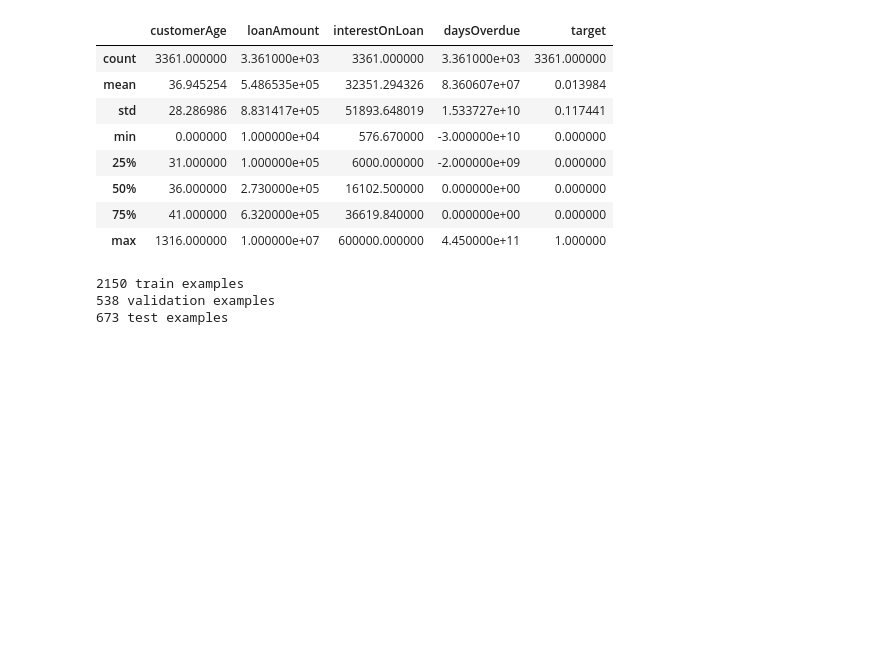
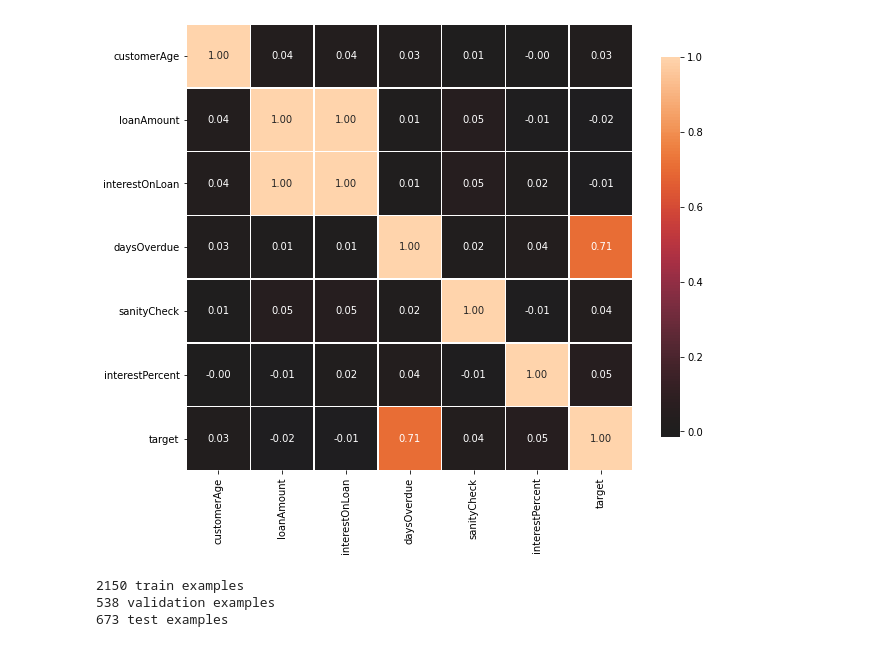
Before and after one commit to zcoriarty/Loan-Default-Prediction, a Jupyter notebook: loan_default_nn.ipynb, the cells around one changed output. Drawn from its saved outputs; the diff is of its cells as text; code cells hidden in the pictures; blank space fills up the shorter version.

Commit message:
further data analysis for feature selection

```diff
--- a/loan_default_nn.ipynb
+++ b/loan_default_nn.ipynb
@@ -18,7 +23,7 @@ model_data = df[df.columns]
 model_data[['repaymentDate', 'loanRepaidDate', 'loanCreatedAt']] = model_data[['repaymentDate', 'loanRepaidDate', 'loanCreatedAt']].apply(pd.to_datetime)
 
 # create column for the number of days it took to repay the loan
-model_data['paybackDuration'] = model_data["loanRepaidDate"] - model_data["loanCreatedAt"]
+model_data['paybackDuration'] = (model_data["loanRepaidDate"] - model_data["loanCreatedAt"]).dt.days
 
 # create col for the number of days it was overdue (negative numbers means it was paid on time)
 model_data['daysOverdue'] = (model_data['repaymentDate'] - model_data["loanRepaidDate"]) * -1
@@ -26,11 +31,16 @@ model_data['daysOverdue'] = (model_data['repaymentDate'] - model_data["loanRepai
 # fix NaN values
 model_data[['paybackDuration', 'daysOverdue']] = model_data[['paybackDuration', 'daysOverdue']].fillna(pd.Timedelta(days=0))
 
-# convert to int64 for label condition
-model_data['daysOverdue'] = (model_data['daysOverdue'].astype('int64') / 86400)
+# check to make sure im not crazy and some loan creation dates are before the repayment date
+model_data['sanityCheck'] = (model_data['loanCreatedAt'] - model_data["repaymentDate"])
+
+model_data['interestPercent'] = (model_data['interestOnLoan'] / model_data['loanAmount']) * 100
 
 # create labels for supervised learning, >14 days overdue is a default(NOT DEFAULT: 0, DEFAULT: 1)
-model_data.loc[model_data['daysOverdue'] < 1.400000e+10	, 'target'] = 0
-model_data.loc[model_data['daysOverdue'] >= 1.400000e+10	, 'target'] = 1
+model_data.loc[model_data['daysOverdue'] < timedelta(14), 'target'] = 0
+model_data.loc[model_data['daysOverdue'] >= timedelta(14), 'target'] = 1
 
-model_data
+model_data['daysOverdue'] = (model_data['daysOverdue'].dt.days).astype(float)
+model_data['sanityCheck'] = (model_data['sanityCheck'].dt.days).astype(float)
+
+model_data.head()
@@ -37,18 +54,29 @@ model_data
 # %%
 # features to use in the nn
-quant_features = ['customerAge', 'loanAmount', 'interestOnLoan', 'daysOverdue']
+quant_features = ['customerAge', 'loanAmount', 'interestPercent', 'daysOverdue']
 qual_features = ['maritalStatus', 'educationLevel', 'location']
 
 # drop unused columns
 model_data = model_data.drop(columns=['customerId', 'repaymentDate', 'loanRepaidDate', 'loanStatus', 'loanCreatedAt', 'paybackDuration'])
 model_data.describe()
+
+# keep for distribution comparisons
+old_model_data = model_data.copy()
-# %% [output]
-|  | customerAge | loanAmount | interestOnLoan | daysOverdue | target |
-| count | 3361.000000 | 3.361000e+03 | 3361.000000 | 3.361000e+03 | 3361.000000 |
-| mean | 36.945254 | 5.486535e+05 | 32351.294326 | 8.360607e+07 | 0.013984 |
-| std | 28.286986 | 8.831417e+05 | 51893.648019 | 1.533727e+10 | 0.117441 |
-| min | 0.000000 | 1.000000e+04 | 576.670000 | -3.000000e+10 | 0.000000 |
-| 25% | 31.000000 | 1.000000e+05 | 6000.000000 | -2.000000e+09 | 0.000000 |
-| 50% | 36.000000 | 2.730000e+05 | 16102.500000 | 0.000000e+00 | 0.000000 |
-| 75% | 41.000000 | 6.320000e+05 | 36619.840000 | 0.000000e+00 | 0.000000 |
-| max | 1316.000000 | 1.000000e+07 | 600000.000000 | 4.450000e+11 | 1.000000 |
+# %%
+# fix skewed data
+model_data[['loanAmount', 'customerAge', 'interestOnLoan']] = np.log(model_data[['loanAmount', 'customerAge', 'interestOnLoan']])
+model_data['interestPercent'] = np.sqrt(model_data['interestPercent'])
+# %%
+import matplotlib.pyplot as plt
+import seaborn as sns
+# spearman correlation
+def correlation_heatmap(data):
+	correlations = data.corr()
+
+	fig, ax = plt.subplots(figsize=(10, 10))
+	sns.heatmap(correlations, vmax=1.0, center=0, fmt='.2f',
+				square=True, linewidths=.5, annot=True, cbar_kws={"shrink":.70})
+	plt.show();
+correlation_heatmap(model_data)
+# %% [output]
+[figure, added]
```
Also changed, not shown: parts of 13 cells of this notebook, 45 other files.
